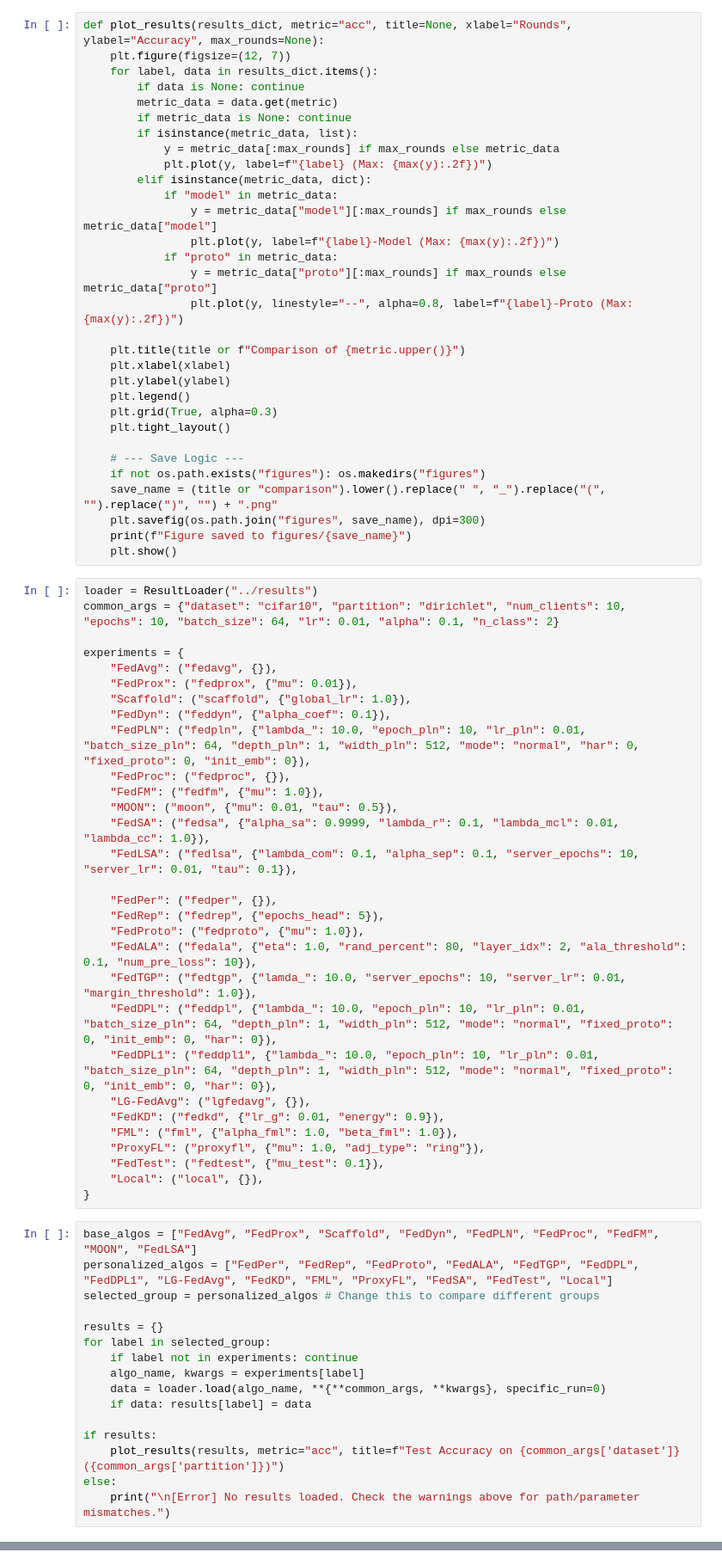
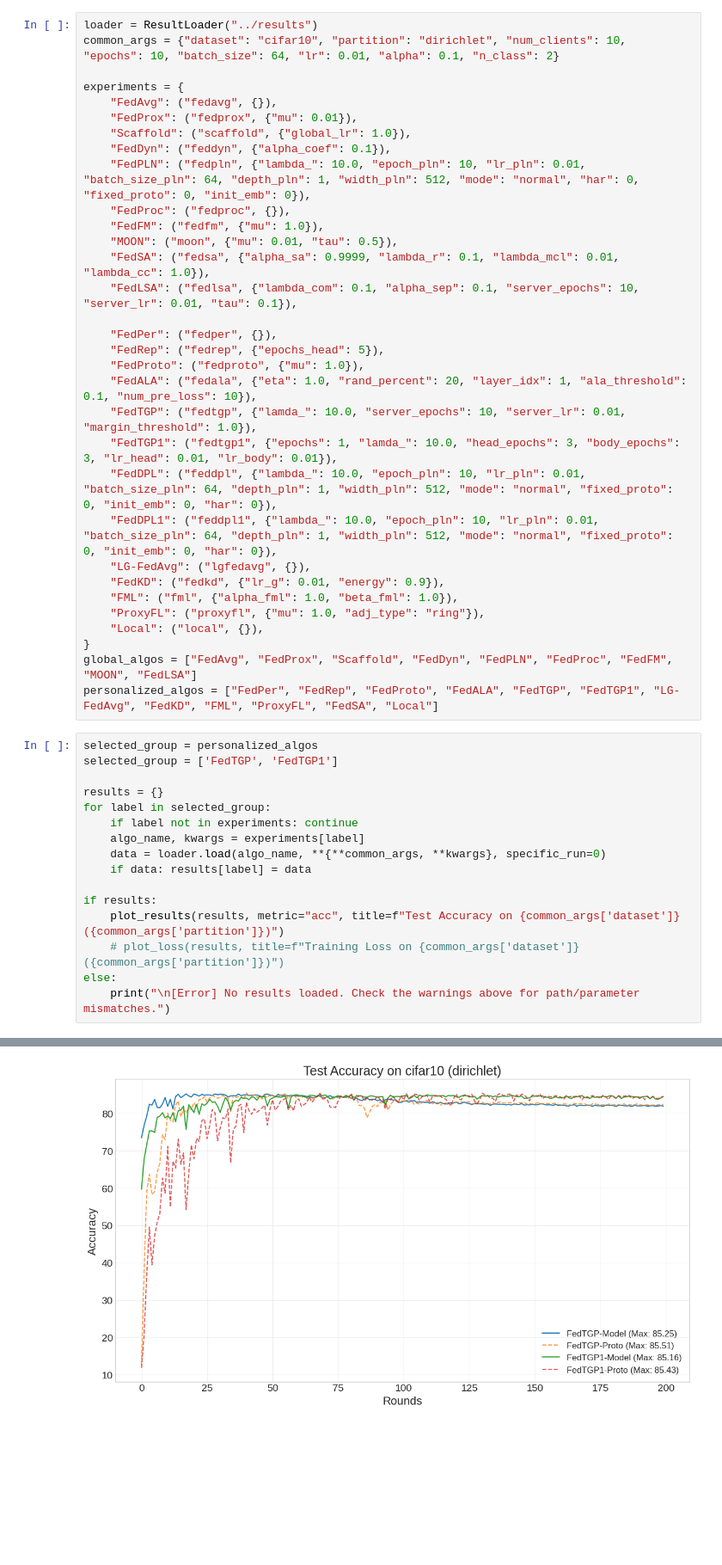
Before and after one commit to haifeng-dai/fl, a Jupyter notebook: plot/results_analysis.ipynb, the cells around one changed output, grey strips where cells are left out. Shown at 86% size. Cells and saved outputs as stored; diff of their text form; blank space fills up the shorter version.

```diff
--- a/plot/results_analysis.ipynb
+++ b/plot/results_analysis.ipynb
@@ -110,34 +21,3 @@ class ResultLoader:
-# %%
-def plot_results(results_dict, metric="acc", title=None, xlabel="Rounds", ylabel="Accuracy", max_rounds=None):
-    plt.figure(figsize=(12, 7))
-    for label, data in results_dict.items():
-        if data is None: continue
-        metric_data = data.get(metric)
-        if metric_data is None: continue
-        if isinstance(metric_data, list):
-            y = metric_data[:max_rounds] if max_rounds else metric_data
-            plt.plot(y, label=f"{label} (Max: {max(y):.2f})")
-        elif isinstance(metric_data, dict):
-            if "model" in metric_data:
-                y = metric_data["model"][:max_rounds] if max_rounds else metric_data["model"]
-                plt.plot(y, label=f"{label}-Model (Max: {max(y):.2f})")
-            if "proto" in metric_data:
-                y = metric_data["proto"][:max_rounds] if max_rounds else metric_data["proto"]
-                plt.plot(y, linestyle="--", alpha=0.8, label=f"{label}-Proto (Max: {max(y):.2f})")
-
-    plt.title(title or f"Comparison of {metric.upper()}")
-    plt.xlabel(xlabel)
-    plt.ylabel(ylabel)
-    plt.legend()
-    plt.grid(True, alpha=0.3)
-    plt.tight_layout()
-
-    # --- Save Logic ---
-    if not os.path.exists("figures"): os.makedirs("figures")
-    save_name = (title or "comparison").lower().replace(" ", "_").replace("(", "").replace(")", "") + ".png"
-    plt.savefig(os.path.join("figures", save_name), dpi=300)
-    print(f"Figure saved to figures/{save_name}")
-    plt.show()
 # %%
 loader = ResultLoader("../results")
 common_args = {"dataset": "cifar10", "partition": "dirichlet", "num_clients": 10, "epochs": 10, "batch_size": 64, "lr": 0.01, "alpha": 0.1, "n_class": 2}
@@ -157,21 +37,22 @@ experiments = {
     "FedPer": ("fedper", {}),
     "FedRep": ("fedrep", {"epochs_head": 5}),
     "FedProto": ("fedproto", {"mu": 1.0}),
-    "FedALA": ("fedala", {"eta": 1.0, "rand_percent": 80, "layer_idx": 2, "ala_threshold": 0.1, "num_pre_loss": 10}),
+    "FedALA": ("fedala", {"eta": 1.0, "rand_percent": 20, "layer_idx": 1, "ala_threshold": 0.1, "num_pre_loss": 10}),
     "FedTGP": ("fedtgp", {"lamda_": 10.0, "server_epochs": 10, "server_lr": 0.01, "margin_threshold": 1.0}),
+    "FedTGP1": ("fedtgp1", {"epochs": 1, "lamda_": 10.0, "head_epochs": 3, "body_epochs": 3, "lr_head": 0.01, "lr_body": 0.01}),
     "FedDPL": ("feddpl", {"lambda_": 10.0, "epoch_pln": 10, "lr_pln": 0.01, "batch_size_pln": 64, "depth_pln": 1, "width_pln": 512, "mode": "normal", "fixed_proto": 0, "init_emb": 0, "har": 0}),
     "FedDPL1": ("feddpl1", {"lambda_": 10.0, "epoch_pln": 10, "lr_pln": 0.01, "batch_size_pln": 64, "depth_pln": 1, "width_pln": 512, "mode": "normal", "fixed_proto": 0, "init_emb": 0, "har": 0}),
     "LG-FedAvg": ("lgfedavg", {}),
     "FedKD": ("fedkd", {"lr_g": 0.01, "energy": 0.9}),
     "FML": ("fml", {"alpha_fml": 1.0, "beta_fml": 1.0}),
     "ProxyFL": ("proxyfl", {"mu": 1.0, "adj_type": "ring"}),
-    "FedTest": ("fedtest", {"mu_test": 0.1}),
     "Local": ("local", {}),
 }
+global_algos = ["FedAvg", "FedProx", "Scaffold", "FedDyn", "FedPLN", "FedProc", "FedFM", "MOON", "FedLSA"]
+personalized_algos = ["FedPer", "FedRep", "FedProto", "FedALA", "FedTGP", "FedTGP1", "LG-FedAvg", "FedKD", "FML", "ProxyFL", "FedSA", "Local"]
 # %%
-base_algos = ["FedAvg", "FedProx", "Scaffold", "FedDyn", "FedPLN", "FedProc", "FedFM", "MOON", "FedLSA"]
-personalized_algos = ["FedPer", "FedRep", "FedProto", "FedALA", "FedTGP", "FedDPL", "FedDPL1", "LG-FedAvg", "FedKD", "FML", "ProxyFL", "FedSA", "FedTest", "Local"]
-selected_group = personalized_algos # Change this to compare different groups
+selected_group = personalized_algos
+selected_group = ['FedTGP', 'FedTGP1']
 
 results = {}
 for label in selected_group:
@@ -182,5 +63,7 @@ for label in selected_group:
 
 if results:
     plot_results(results, metric="acc", title=f"Test Accuracy on {common_args['dataset']} ({common_args['partition']})")
+    # plot_loss(results, title=f"Training Loss on {common_args['dataset']} ({common_args['partition']})")
 else:
     print("\n[Error] No results loaded. Check the warnings above for path/parameter mismatches.")
+# %% [output]
@@ -186,0 +71 @@ else:
+[figure, added]
```
Also changed, not shown: parts of 3 cells of this notebook, 14 other files.
